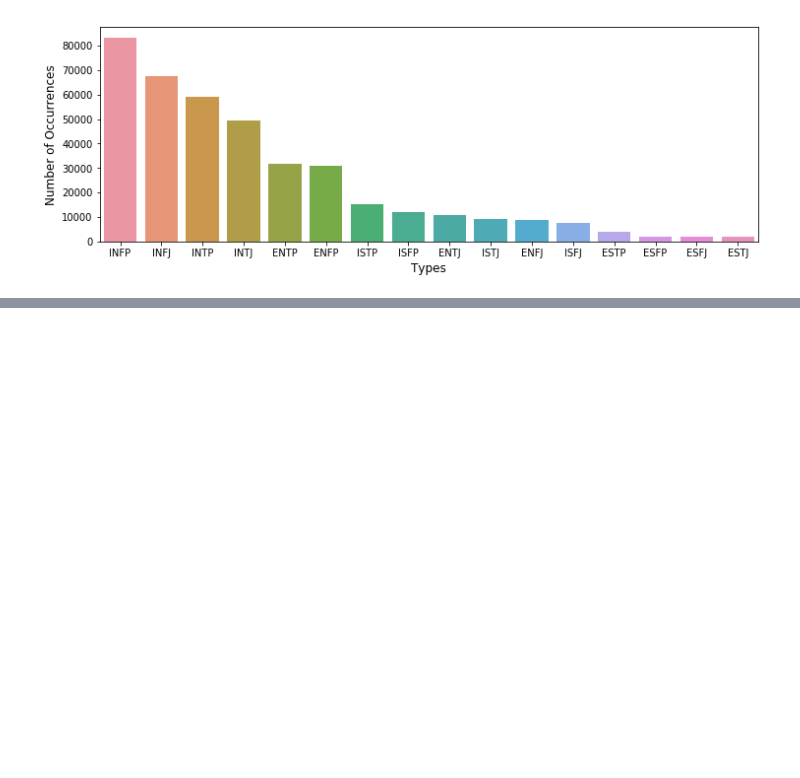
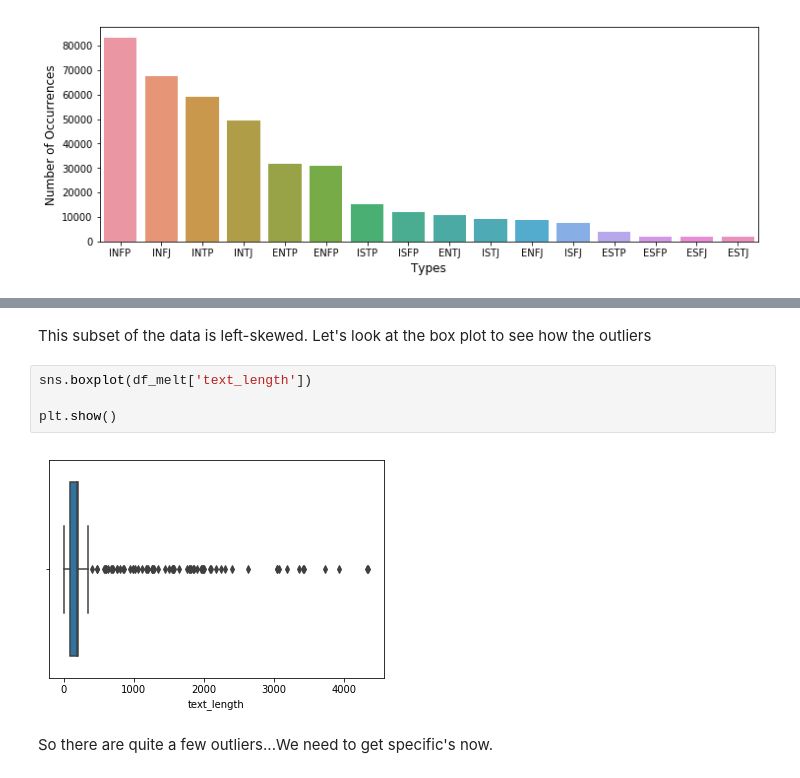
Before and after one commit to JohnDeJesus22/Personality-Text-Classifier, a Jupyter notebook: PTCEDA.ipynb, the cells around one changed output, grey strips where cells are left out. Drawn from its saved outputs; the diff is of its cells as text; blank space fills up the shorter version.

```diff
--- a/PTCEDA.ipynb
+++ b/PTCEDA.ipynb
@@ -156,0 +220,10 @@ Maybe this means that introverts are more likely to type online content versus e
+# %% [markdown]
+This subset of the data is left-skewed. Let's look at the box plot to see how the outliers
+# %%
+sns.boxplot(df_melt['text_length'])
+
+plt.show()
+# %% [output]
+[figure, added]
+# %% [markdown]
+So there are quite a few outliers...We need to get specific's now.
```
Also changed, not shown: parts of 14 cells of this notebook.
